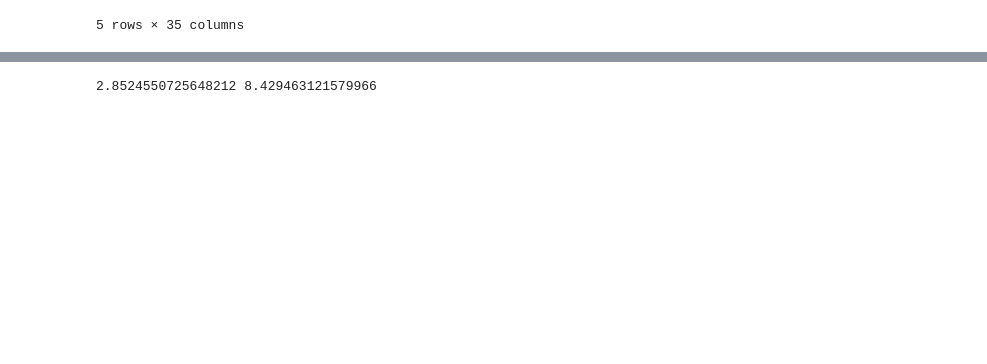
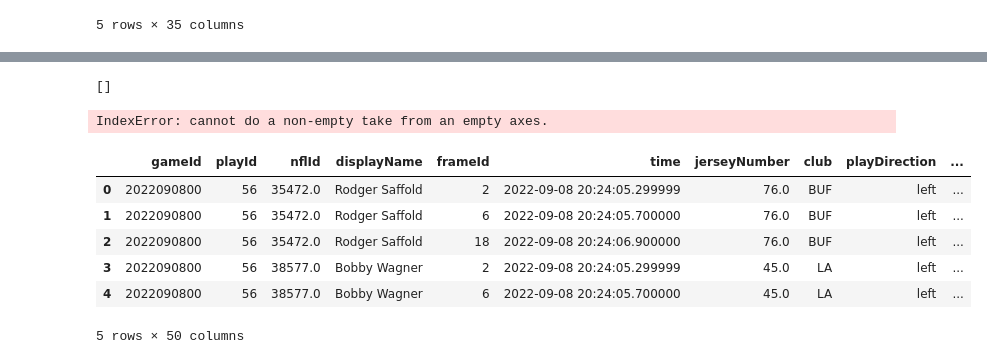
Before and after one commit to rudraravl/nfldatabowl2024, a Jupyter notebook: codemonkeynfl.ipynb, the cells around one changed output, grey strips where cells are left out. Saved outputs shown, nothing was run; the diff lists cells and outputs as text; code cells hidden in the pictures; blank space fills up the shorter version.

```diff
--- a/codemonkeynfl.ipynb
+++ b/codemonkeynfl.ipynb
@@ -247,9 +339,34 @@ for entry in all_start_dists:
 # TODO: get distribution of start dist data, store 3rd quartile
 
 all_start_dists = np.array(all_start_dists)
+
+print(all_start_dists)
+
 quartile_3 = np.percentile(all_start_dists, 75)
 quartile_1 = np.percentile(all_start_dists, 25)
 
-print(quartile_1, quartile_3)
+# print(quartile_1, quartile_3)
+#2.3998176158978235 8.170188186099834
 # %% [output]
-2.8524550725648212 8.429463121579966
+[]
+IndexError: cannot do a non-empty take from an empty axes.
+# %%
+"""
+df needs: for all runs we want:
+    plays.csv:
+
+    all_weeks:
+
+"""
+
+df = all_weeks.merge(plays, on=['gameId', 'playId'], how='inner')
+# %%
+df.head()
+# %% [output]
+|  | gameId | playId | nflId | displayName | frameId | time | jerseyNumber | club | playDirection | ... |
+| 0 | 2022090800 | 56 | 35472.0 | Rodger Saffold | 2 | 2022-09-08 20:24:05.299999 | 76.0 | BUF | left | ... |
+| 1 | 2022090800 | 56 | 35472.0 | Rodger Saffold | 6 | 2022-09-08 20:24:05.700000 | 76.0 | BUF | left | ... |
+| 2 | 2022090800 | 56 | 35472.0 | Rodger Saffold | 18 | 2022-09-08 20:24:06.900000 | 76.0 | BUF | left | ... |
+| 3 | 2022090800 | 56 | 38577.0 | Bobby Wagner | 2 | 2022-09-08 20:24:05.299999 | 45.0 | LA | left | ... |
+| 4 | 2022090800 | 56 | 38577.0 | Bobby Wagner | 6 | 2022-09-08 20:24:05.700000 | 45.0 | LA | left | ... |
+5 rows × 50 columns
```
Also changed, not shown: parts of 7 cells of this notebook.
